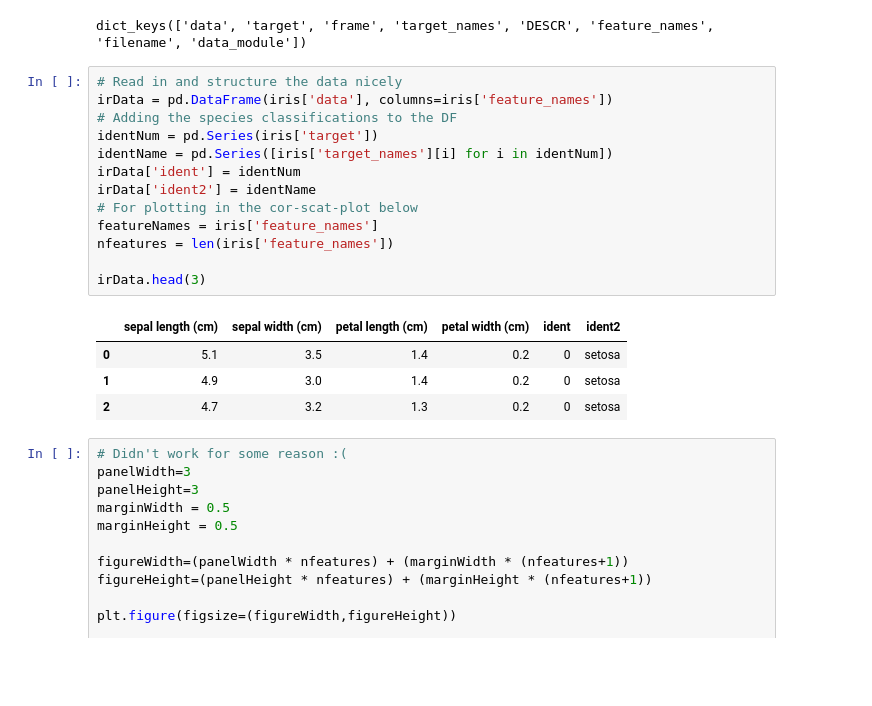
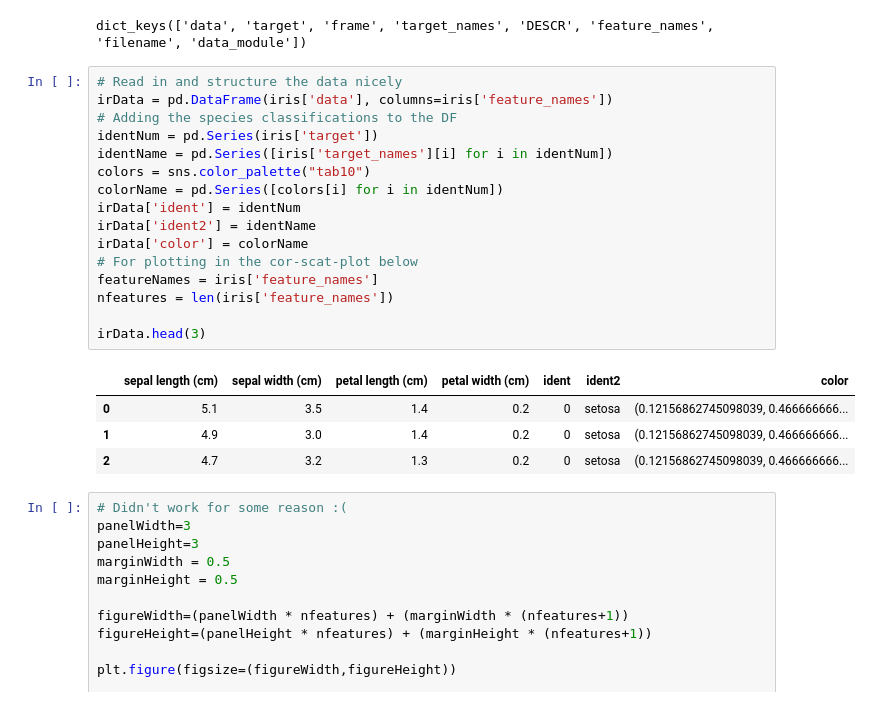
Before and after one commit to Matthew1309/Intuitions, a Jupyter notebook: Linear_regression/LR_Iris.ipynb, the cells around one changed output. Saved outputs shown, nothing was run; the diff lists cells and outputs as text; blank space fills up the shorter version.

```diff
--- a/Linear_regression/LR_Iris.ipynb
+++ b/Linear_regression/LR_Iris.ipynb
@@ -13,21 +13,24 @@ dict_keys(['data', 'target', 'frame', 'target_names', 'DESCR', 'feature_names',
 # %%
 # Read in and structure the data nicely
 irData = pd.DataFrame(iris['data'], columns=iris['feature_names'])
 # Adding the species classifications to the DF
 identNum = pd.Series(iris['target'])
 identName = pd.Series([iris['target_names'][i] for i in identNum])
+colors = sns.color_palette("tab10")
+colorName = pd.Series([colors[i] for i in identNum])
 irData['ident'] = identNum
 irData['ident2'] = identName
+irData['color'] = colorName
 # For plotting in the cor-scat-plot below
 featureNames = iris['feature_names']
 nfeatures = len(iris['feature_names'])
 
 irData.head(3)
 # %% [output]
-|  | sepal length (cm) | sepal width (cm) | petal length (cm) | petal width (cm) | ident | ident2 |
-| 0 | 5.1 | 3.5 | 1.4 | 0.2 | 0 | setosa |
-| 1 | 4.9 | 3.0 | 1.4 | 0.2 | 0 | setosa |
-| 2 | 4.7 | 3.2 | 1.3 | 0.2 | 0 | setosa |
+|  | sepal length (cm) | sepal width (cm) | petal length (cm) | petal width (cm) | ident | ident2 | color |
+| 0 | 5.1 | 3.5 | 1.4 | 0.2 | 0 | setosa | (0.12156862745098039, 0.466666666... |
+| 1 | 4.9 | 3.0 | 1.4 | 0.2 | 0 | setosa | (0.12156862745098039, 0.466666666... |
+| 2 | 4.7 | 3.2 | 1.3 | 0.2 | 0 | setosa | (0.12156862745098039, 0.466666666... |
 # %%
 # Didn't work for some reason :(
 panelWidth=3
```
Also changed, not shown: parts of 3 cells of this notebook.
